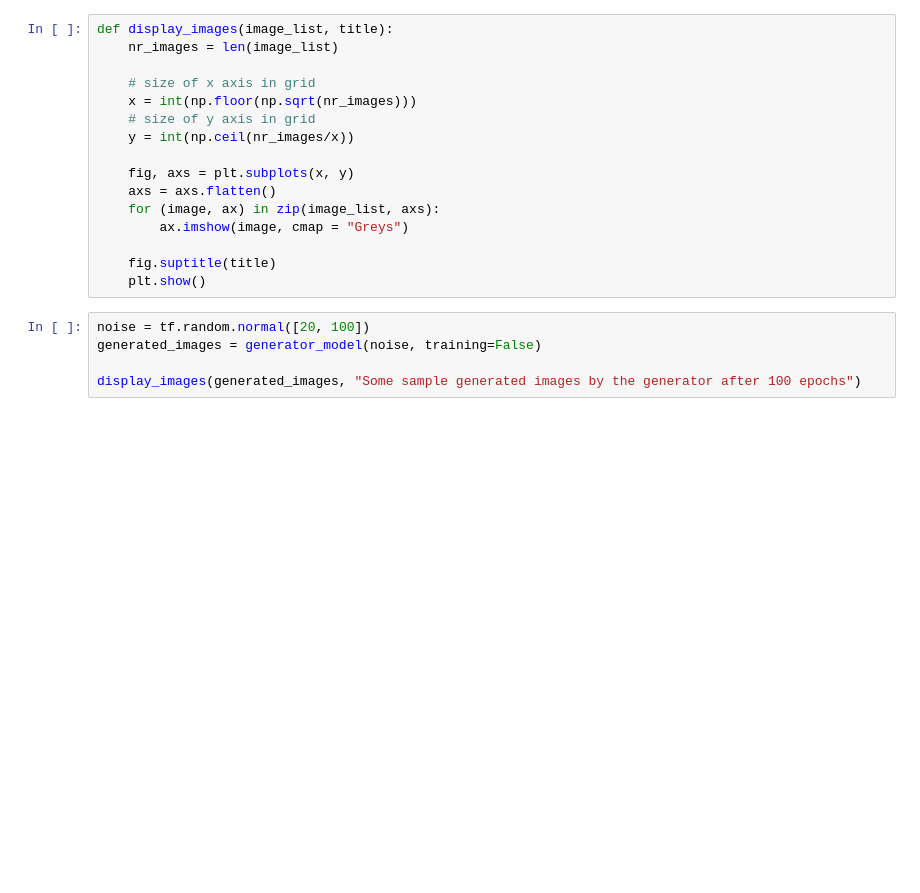
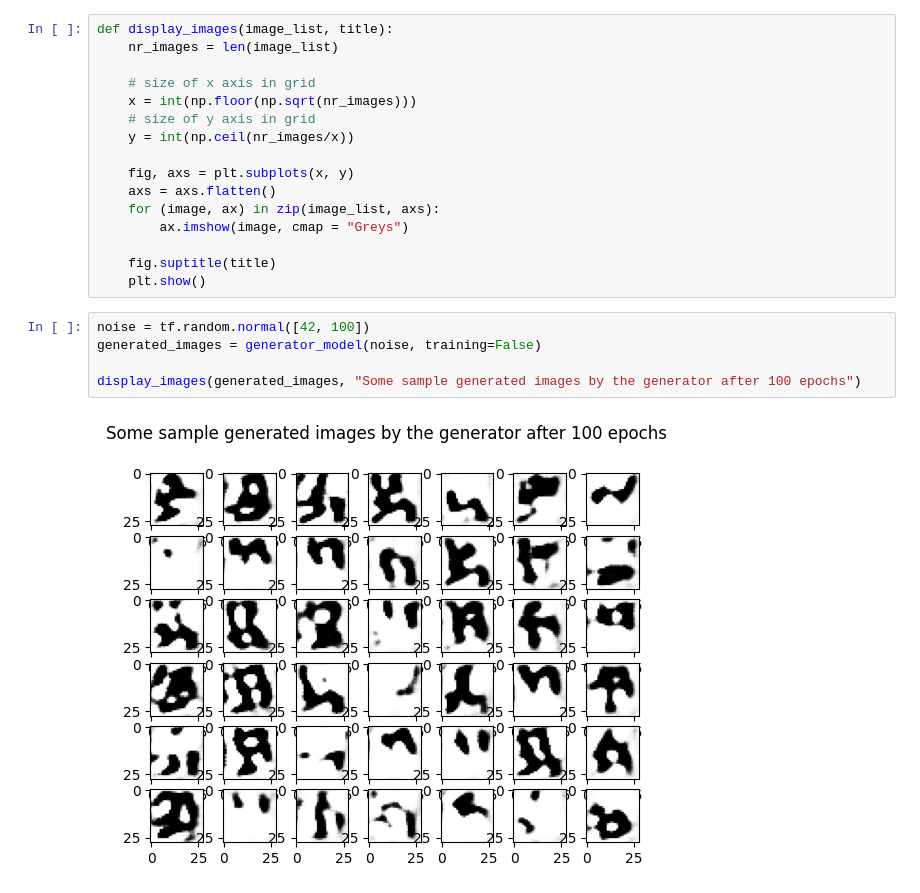
Before and after one commit to Jiayun-Zhang/HWR, a Jupyter notebook: GAN_char_restoration_test.ipynb, the cells around one changed output. Saved outputs shown, nothing was run; the diff lists cells and outputs as text; blank space fills up the shorter version.

```diff
--- a/GAN_char_restoration_test.ipynb
+++ b/GAN_char_restoration_test.ipynb
@@ -279,7 +270,9 @@ def display_images(image_list, title):
     fig.suptitle(title)
     plt.show()
 # %%
-noise = tf.random.normal([20, 100])
+noise = tf.random.normal([42, 100])
 generated_images = generator_model(noise, training=False)
 
 display_images(generated_images, "Some sample generated images by the generator after 100 epochs")
+# %% [output]
+[figure, added]
```
Also changed, not shown: parts of 5 cells of this notebook.
